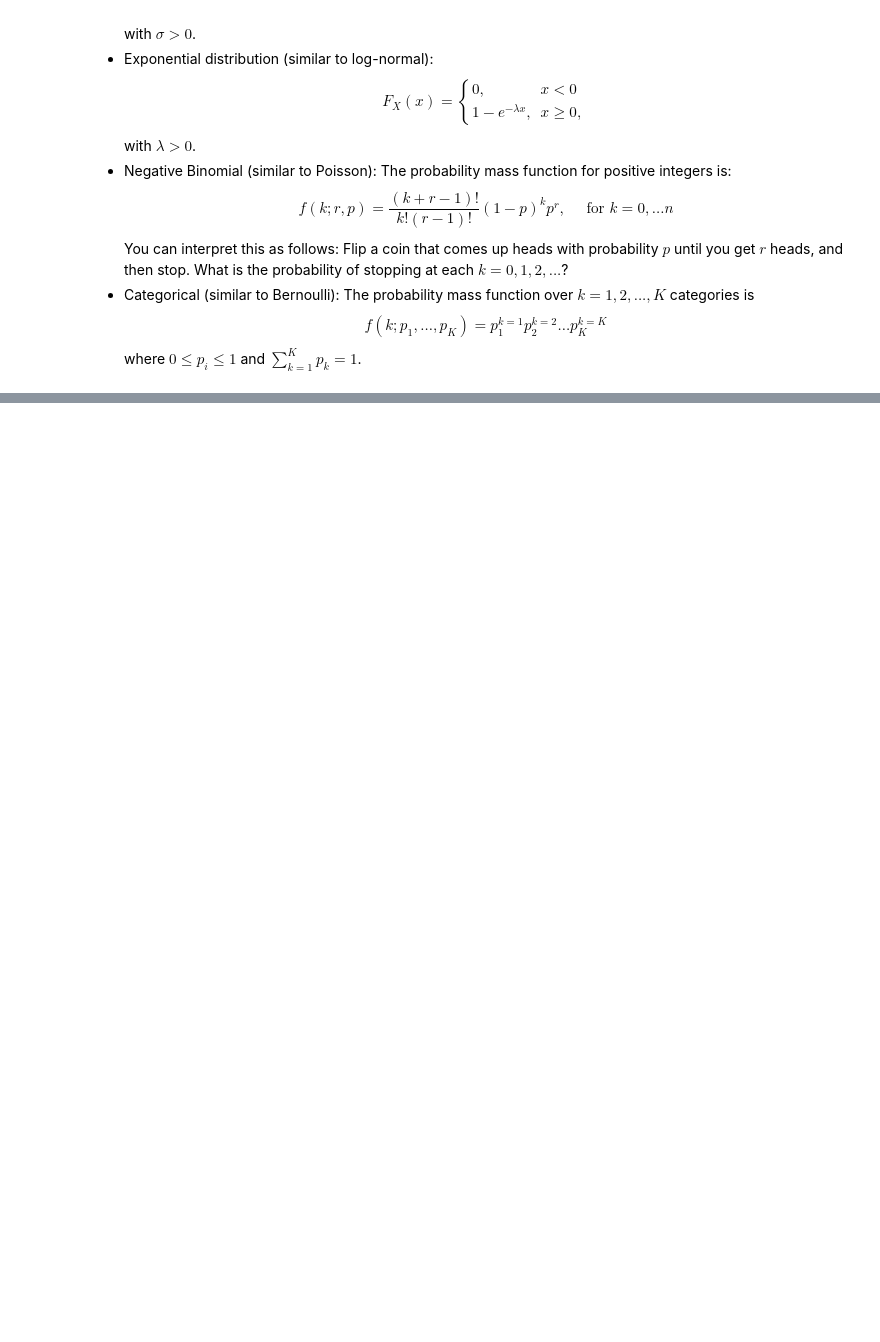
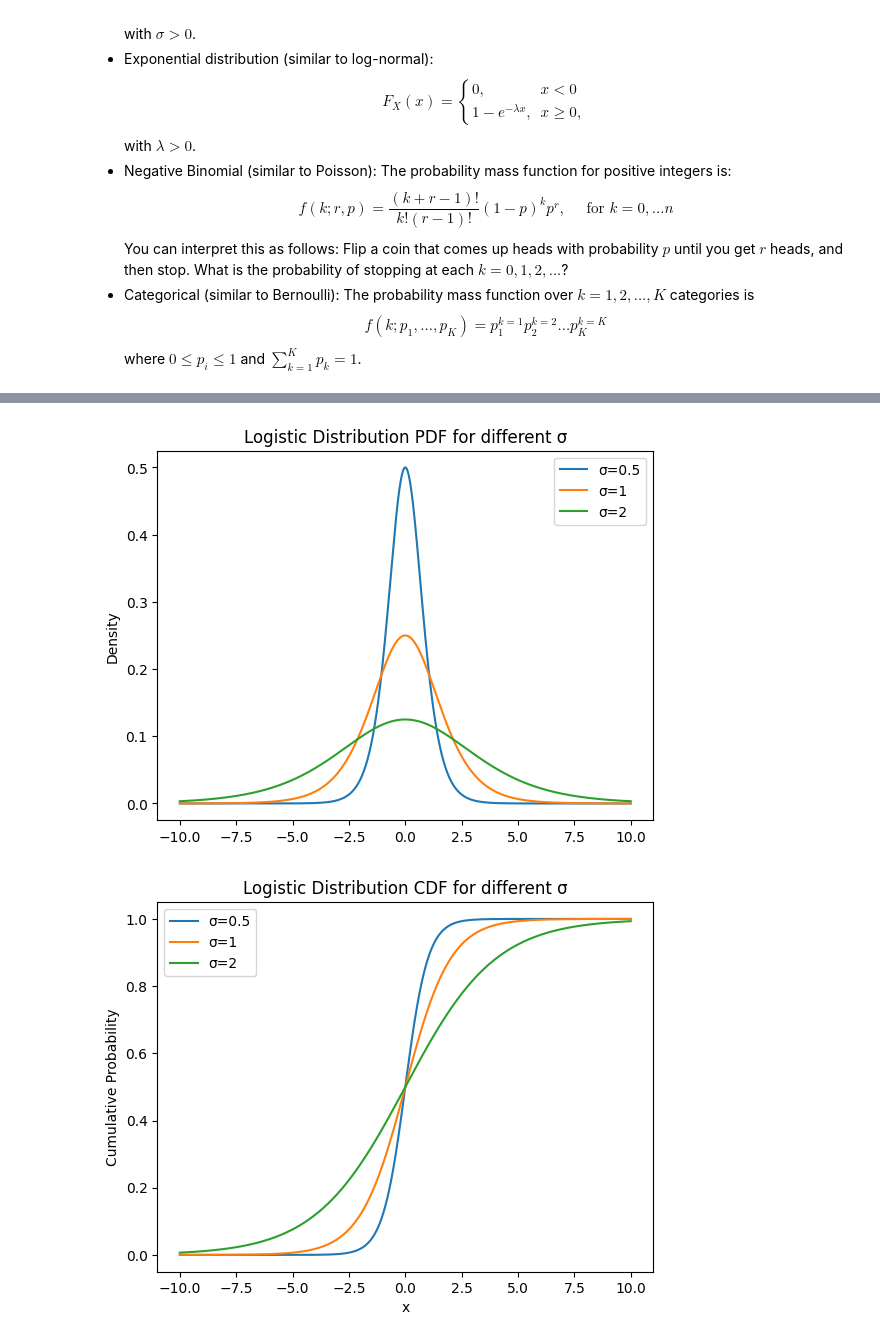
Before and after one commit to tiyeh21/MSDS_5030_Repo, a Jupyter notebook: assignment_6.ipynb, the cells around one changed output, grey strips where cells are left out. Saved outputs shown, nothing was run; the diff lists cells and outputs as text; code cells hidden in the pictures; blank space fills up the shorter version.

```diff
--- a/assignment_6.ipynb
+++ b/assignment_6.ipynb
@@ -315,0 +337,22 @@ where $0 \le p_i \le 1$ and $ \sum_{k=1}^K p_k = 1$.
+# %%
+sigmas = [0.5, 1, 2]
+support = np.linspace(-10, 10, 1000)
+for s in sigmas:
+    pdf = logistic.pdf(support, loc=0, scale=s)
+    plt.plot(support, pdf, label=f'σ={s}')
+plt.title('Logistic Distribution PDF for different σ')
+plt.ylabel('Density')
+plt.legend()
+plt.show()
+
+for s in sigmas:
+    cdf = logistic.cdf(support, loc=0, scale=s)
+    plt.plot(support, cdf, label=f'σ={s}')
+plt.title('Logistic Distribution CDF for different σ')
+plt.xlabel('x')
+plt.ylabel('Cumulative Probability')
+plt.legend()
+plt.show()
+# %% [output]
+[figure, added]
+[figure, added]
```
Also changed, not shown: parts of 19 cells of this notebook.
